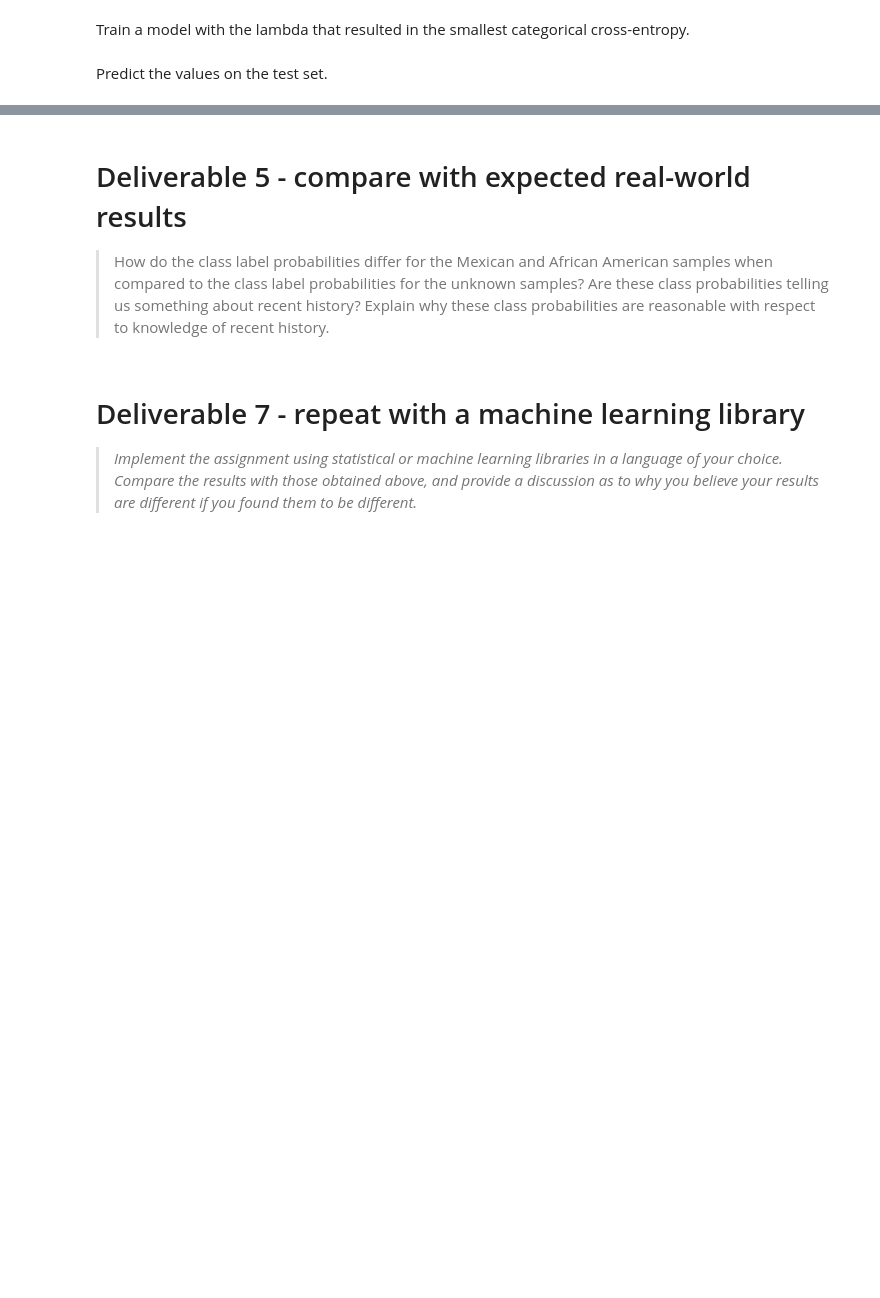
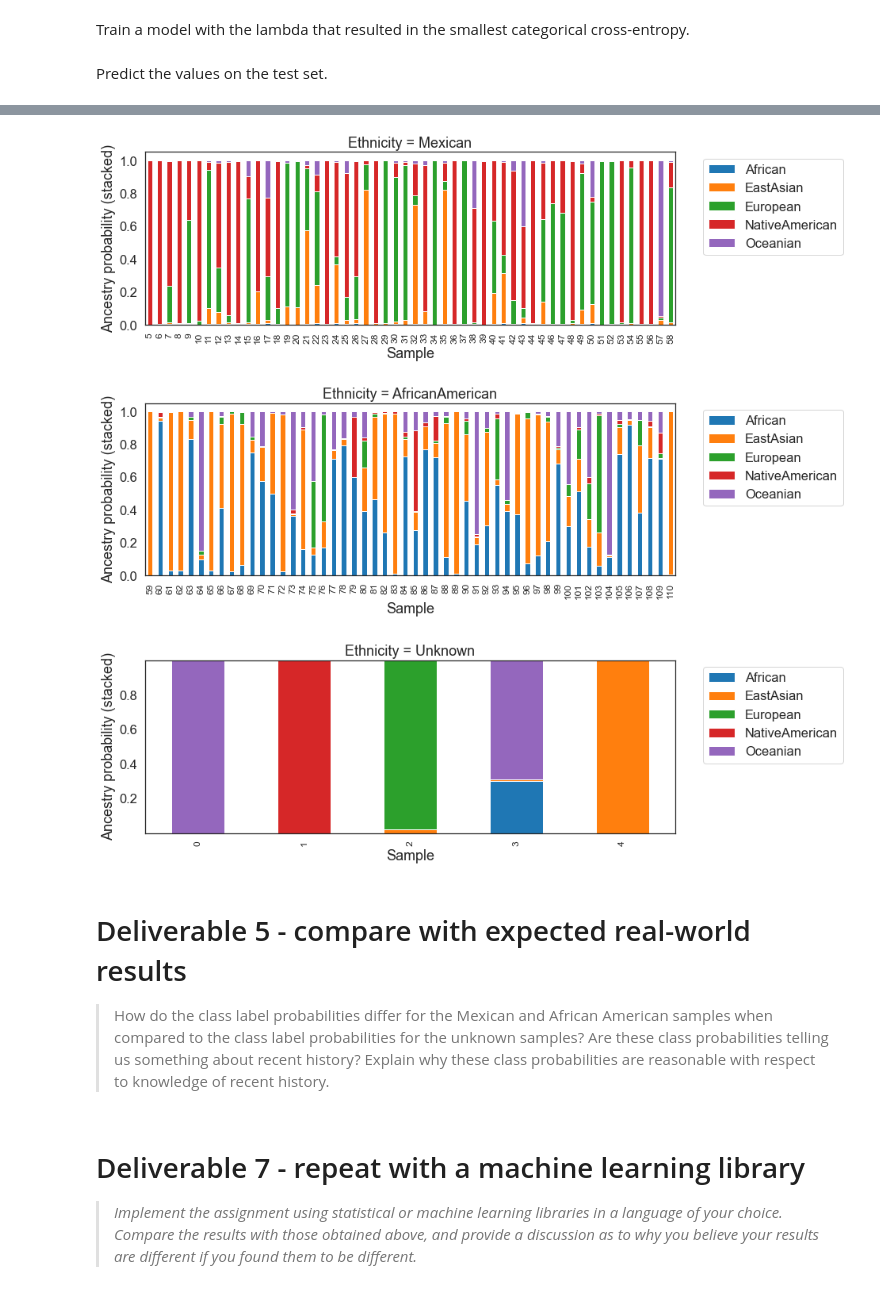
Before and after one commit to fau-masters-collected-works-cgarbin/regression-no-libraries, a Jupyter notebook: logistic_regression.ipynb, the cells around one changed output, grey strips where cells are left out. Drawn from its saved outputs; the diff is of its cells as text; code cells hidden in the pictures; blank space fills up the shorter version.

Commit message:
Add class probability graph

```diff
--- a/logistic_regression.ipynb
+++ b/logistic_regression.ipynb
@@ -244,0 +216,16 @@ df4
+# %%
+dfpc = pd.DataFrame(x_test)
+PC_NAMES = ['PC01','PC02','PC03','PC04','PC05','PC06','PC07','PC08','PC09','PC10']
+dfpc.columns = PC_NAMES
+
+dfprob = pd.DataFrame(probabilities4, columns=CLASS_NAMES)
+dfclass = pd.DataFrame([CLASS_NAMES[int(x)] for x in classes4], columns=['Ancestry'])
+dfethnicity = pd.DataFrame(y_test_raw, columns=['Ethnicity'])
+
+#dfcombined = pd.concat({'Principal Component':dfpc, 'Probability':dfprob, 'Ancestry':dfclass, 'Ethnicity':dfethnicity}, axis=1)
+dfcombined = pd.concat([dfpc, dfprob, dfclass, dfethnicity], axis=1)
+dfcombined.index = np.arange(1, len(dfcombined) + 1)
+
+# dfcombined.index.name = 'Sample'
+# dfcombined = dfcombined.reset_index()
+dfcombined[:5]
@@ -245,3 +239,19 @@ df4
+# %%
+def plot_ethnicity(ethnicity: str):
+    xx = dfprob[y_test_raw == ethnicity]
+    xx.index.name = 'Sample'
+    xx.plot(kind='bar', stacked=True, figsize=(12,4))
+    plt.legend(bbox_to_anchor=(1.04, 1), loc='upper left')
+    plt.xticks(fontsize=12, rotation=90)
+    plt.ylabel('Ancestry probability (stacked)')
+    plt.title(f'Ethnicity = {ethnicity}')
+plot_ethnicity('Mexican')
+plot_ethnicity('AfricanAmerican')
+plot_ethnicity('Unknown')
+# %% [output]
+[figure, added]
+[figure, added]
+[figure, added]
 # %% [markdown]
 # Deliverable 5 - compare with expected real-world results
 
```
Also changed, not shown: parts of 7 cells of this notebook.
